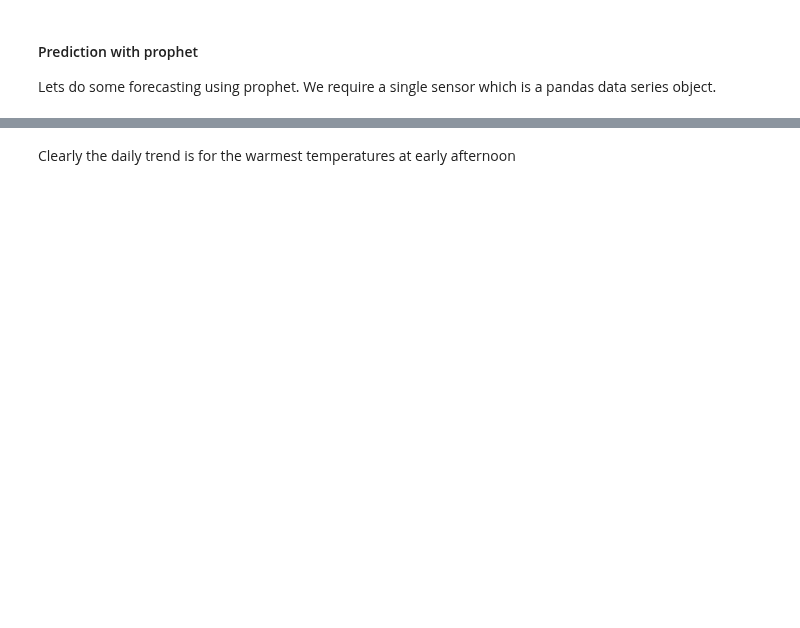
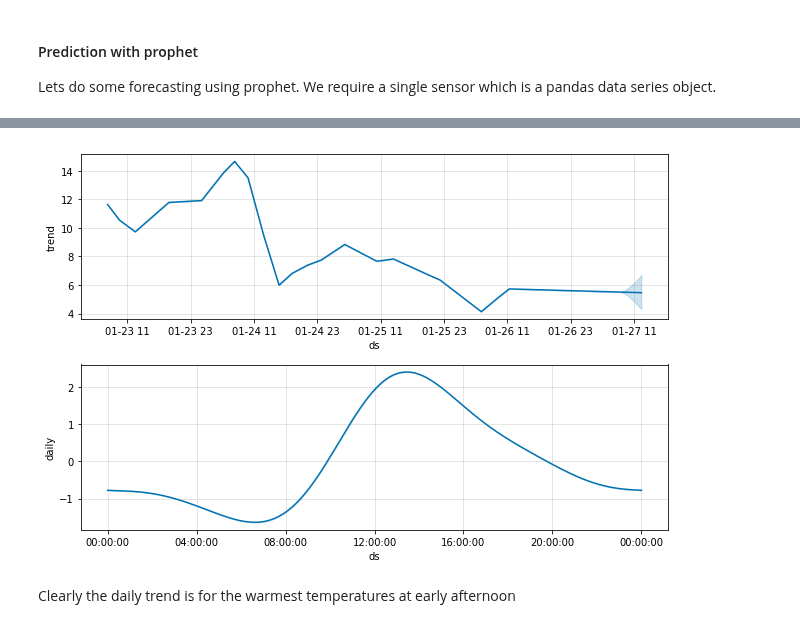
Before and after one commit to robmarkcole/HASS-data-detective, a Jupyter notebook: Usage of detective.ipynb, the cells around one changed output, grey strips where cells are left out. Saved outputs shown, nothing was run; the diff lists cells and outputs as text; code cells hidden in the pictures; blank space fills up the shorter version.

```diff
--- a/Usage of detective.ipynb
+++ b/Usage of detective.ipynb
@@ -241,2 +152,6 @@ plt.show()
+# %%
+pred1.plot_components()
+# %% [output]
+[figure, added]
 # %% [markdown]
 Clearly the daily trend is for the warmest temperatures at early afternoon
```
Also changed, not shown: parts of 22 cells of this notebook, 1 other file.
